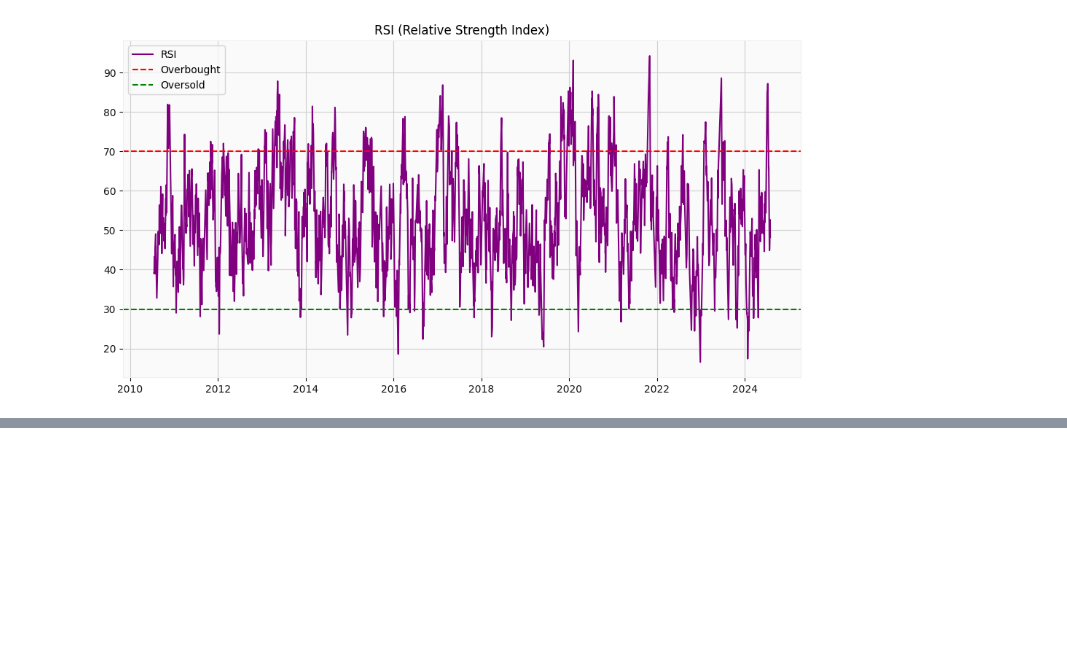
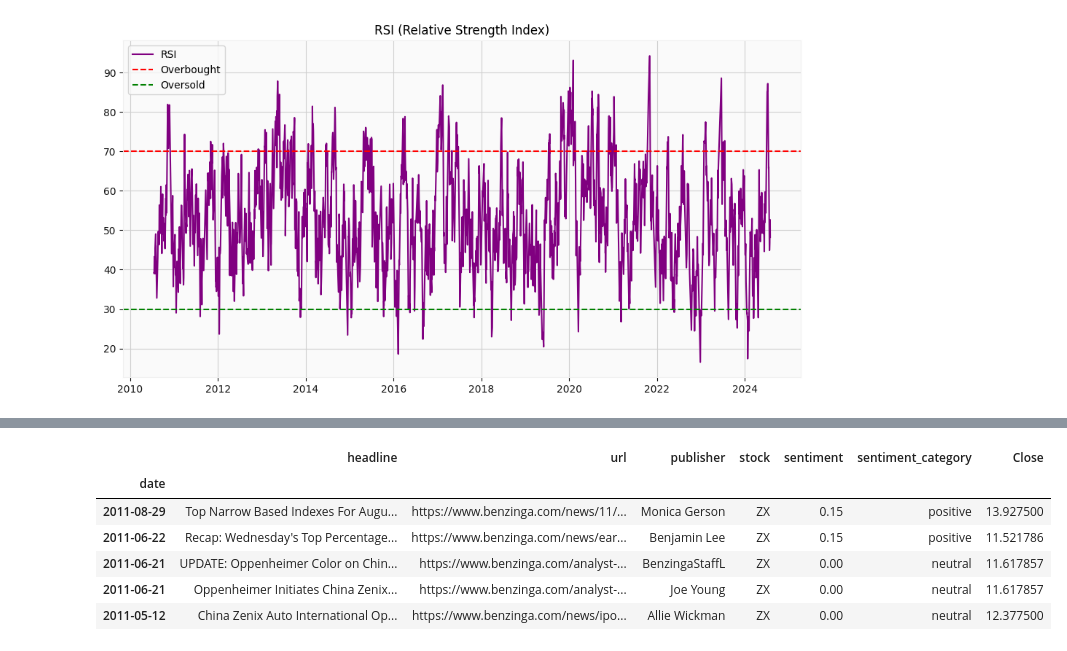
Before and after one commit to eskinder45/stock-analysis, a Jupyter notebook: notebooks/quantitative analysis.ipynb, the cells around one changed output, grey strips where cells are left out. Cells and saved outputs as stored; diff of their text form; code cells hidden in the pictures; blank space fills up the shorter version.

```diff
--- a/notebooks/quantitative analysis.ipynb
+++ b/notebooks/quantitative analysis.ipynb
@@ -256,0 +275,4 @@ for j in ticker:
+# %%
+news_data['date'] = pd.to_datetime(news_data['date'], format = 'ISO8601')
+# %%
+news_data.set_index('date', inplace=True)
@@ -256,0 +304,10 @@ for j in ticker:
+# %%
+combined_data.tail()
+# %% [output]
+|  | headline | url | publisher | stock | sentiment | sentiment_category | Close |
+| date |  |  |  |  |  |  |  |
+| 2011-08-29 | Top Narrow Based Indexes For Augu... | https://www.benzinga.com/news/11/... | Monica Gerson | ZX | 0.15 | positive | 13.927500 |
+| 2011-06-22 | Recap: Wednesday's Top Percentage... | https://www.benzinga.com/news/ear... | Benjamin Lee | ZX | 0.15 | positive | 11.521786 |
+| 2011-06-21 | UPDATE: Oppenheimer Color on Chin... | https://www.benzinga.com/analyst-... | BenzingaStaffL | ZX | 0.00 | neutral | 11.617857 |
+| 2011-06-21 | Oppenheimer Initiates China Zenix... | https://www.benzinga.com/analyst-... | Joe Young | ZX | 0.00 | neutral | 11.617857 |
+| 2011-05-12 | China Zenix Auto International Op... | https://www.benzinga.com/news/ipo... | Allie Wickman | ZX | 0.00 | neutral | 12.377500 |
```
Also changed, not shown: parts of 13 cells of this notebook.
